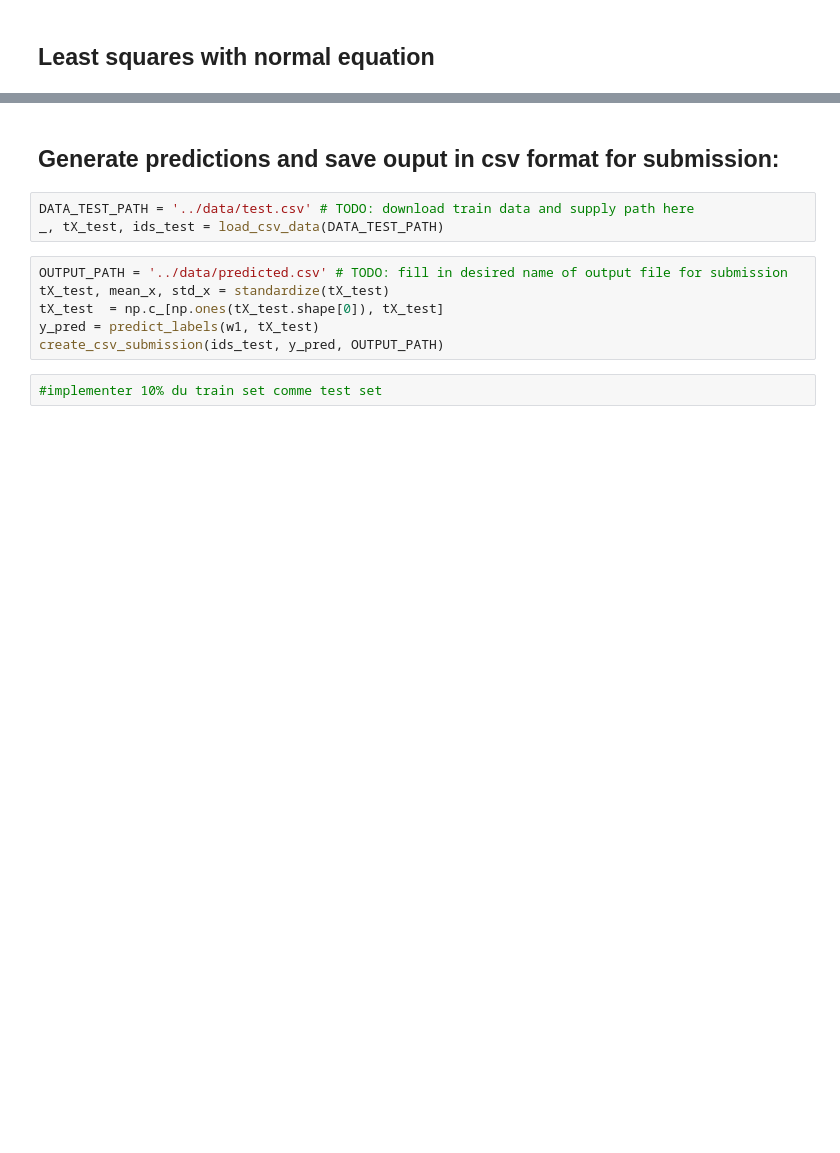
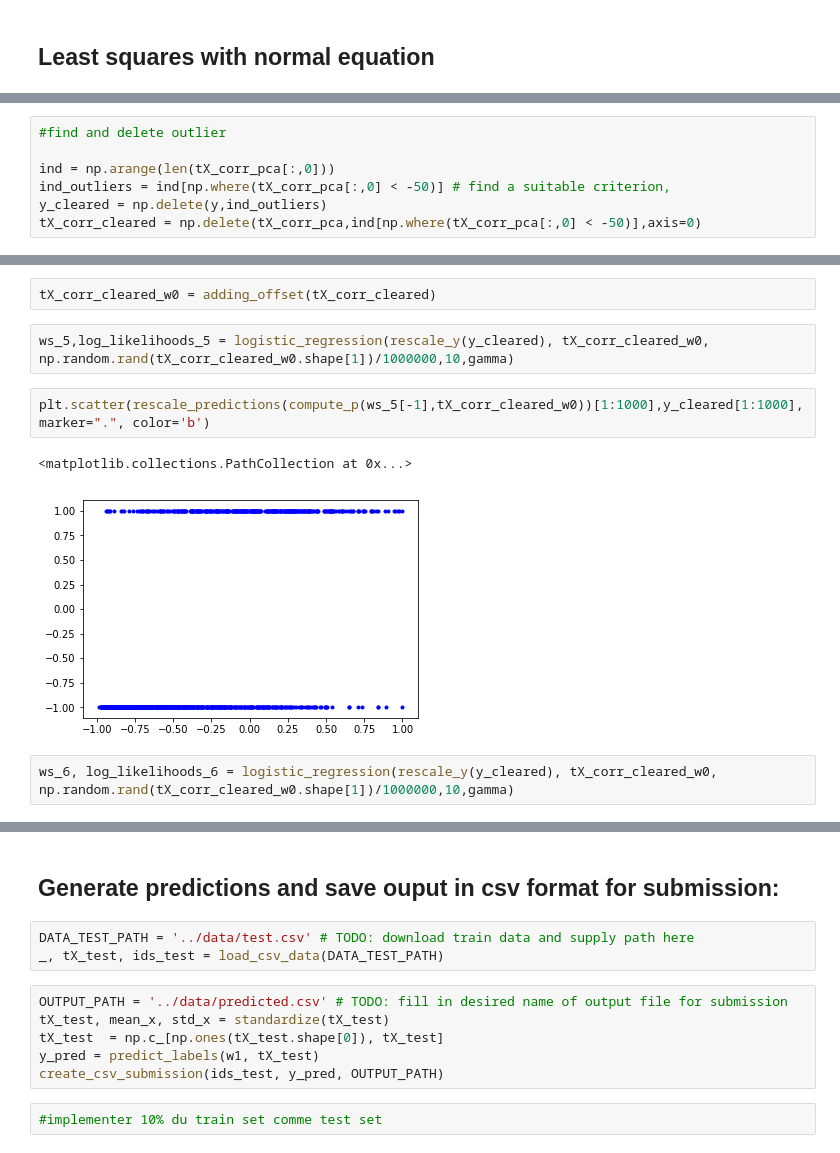
Before and after one commit to jeromel05/Project1, a Jupyter notebook: project1/scripts/project1.ipynb, the cells around one changed output, grey strips where cells are left out. Saved outputs shown, nothing was run; the diff lists cells and outputs as text; blank space fills up the shorter version.

```diff
--- a/project1/scripts/project1.ipynb
+++ b/project1/scripts/project1.ipynb
@@ -210,0 +284,7 @@ NameError: name 'tX2' is not defined
+# %%
+#find and delete outlier
+
+ind = np.arange(len(tX_corr_pca[:,0]))
+ind_outliers = ind[np.where(tX_corr_pca[:,0] < -50)] # find a suitable criterion,
+y_cleared = np.delete(y,ind_outliers)
+tX_corr_cleared = np.delete(tX_corr_pca,ind[np.where(tX_corr_pca[:,0] < -50)],axis=0)
@@ -210,0 +295,11 @@ NameError: name 'tX2' is not defined
+# %%
+tX_corr_cleared_w0 = adding_offset(tX_corr_cleared)
+# %%
+ws_5,log_likelihoods_5 = logistic_regression(rescale_y(y_cleared), tX_corr_cleared_w0, np.random.rand(tX_corr_cleared_w0.shape[1])/1000000,10,gamma)
+# %%
+plt.scatter(rescale_predictions(compute_p(ws_5[-1],tX_corr_cleared_w0))[1:1000],y_cleared[1:1000], marker=".", color='b')
+# %% [output]
+<matplotlib.collections.PathCollection at 0x...>
+[figure, added]
+# %%
+ws_6, log_likelihoods_6 = logistic_regression(rescale_y(y_cleared), tX_corr_cleared_w0, np.random.rand(tX_corr_cleared_w0.shape[1])/1000000,10,gamma)
```
Also changed, not shown: parts of 94 cells of this notebook, 6 other files.
